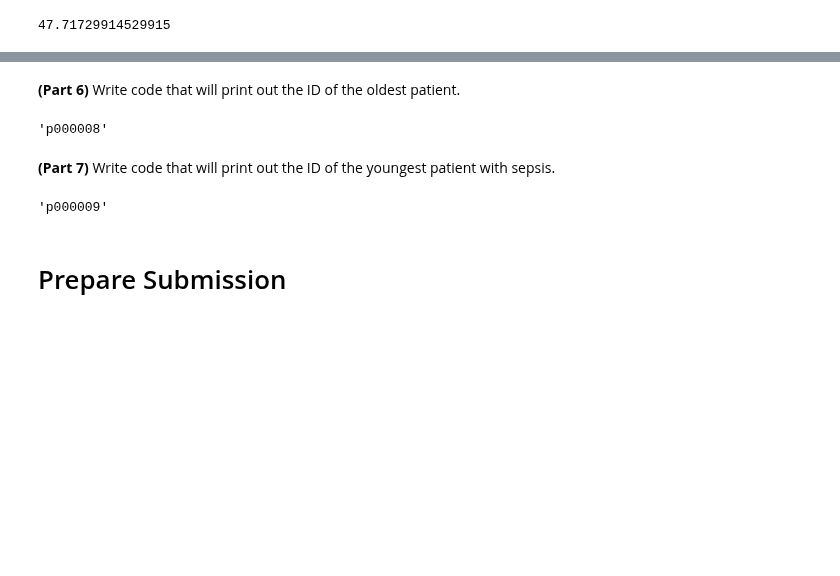
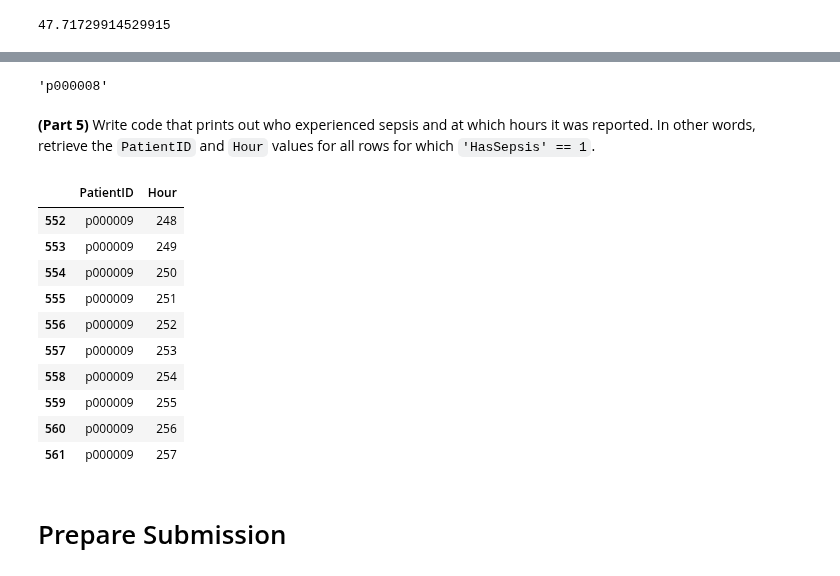
Before and after one commit to C4M-UofT/C4M-UofT.github.io, a Jupyter notebook: lectures/module2/2-1_tabular/HW2-1 Answers.ipynb, the cells around one changed output, grey strips where cells are left out. Cells and saved outputs as stored; diff of their text form; code cells hidden in the pictures; blank space fills up the shorter version.

```diff
--- a/lectures/module2/2-1_tabular/HW2-1 Answers.ipynb
+++ b/lectures/module2/2-1_tabular/HW2-1 Answers.ipynb
@@ -271,17 +225,25 @@ has_sepsis_df['HR'].mean()
-# %% [markdown]
-**(Part 6)** Write code that will print out the ID of the oldest patient.
 # %%
 oldest = df['Age'].argmax()
 df.iloc[oldest]['PatientID']
 # %% [output]
 'p000008'
-# %% [markdown]
-**(Part 7)** Write code that will print out the ID of the youngest patient with sepsis.
-# %%
-x = has_sepsis_df['Age'].argmin()
-has_sepsis_df.iloc[x]['PatientID']
-# %% [output]
-'p000009'
+# %% [markdown]
+**(Part 5)** Write code that prints out who experienced sepsis and at which hours it was reported. In other words, retrieve the `PatientID` and `Hour` values for all rows for which `'HasSepsis' == 1`.
+# %%
+has_sepsis_df = df[df['HasSepsis'] == 1]
+has_sepsis_df[['PatientID', 'Hour']]
+# %% [output]
+|  | PatientID | Hour |
+| 552 | p000009 | 248 |
+| 553 | p000009 | 249 |
+| 554 | p000009 | 250 |
+| 555 | p000009 | 251 |
+| 556 | p000009 | 252 |
+| 557 | p000009 | 253 |
+| 558 | p000009 | 254 |
+| 559 | p000009 | 255 |
+| 560 | p000009 | 256 |
+| 561 | p000009 | 257 |
 # %% [markdown]
 # Prepare Submission
 # %% [markdown]
```
Also changed, not shown: parts of 18 cells of this notebook, 2 other files.
